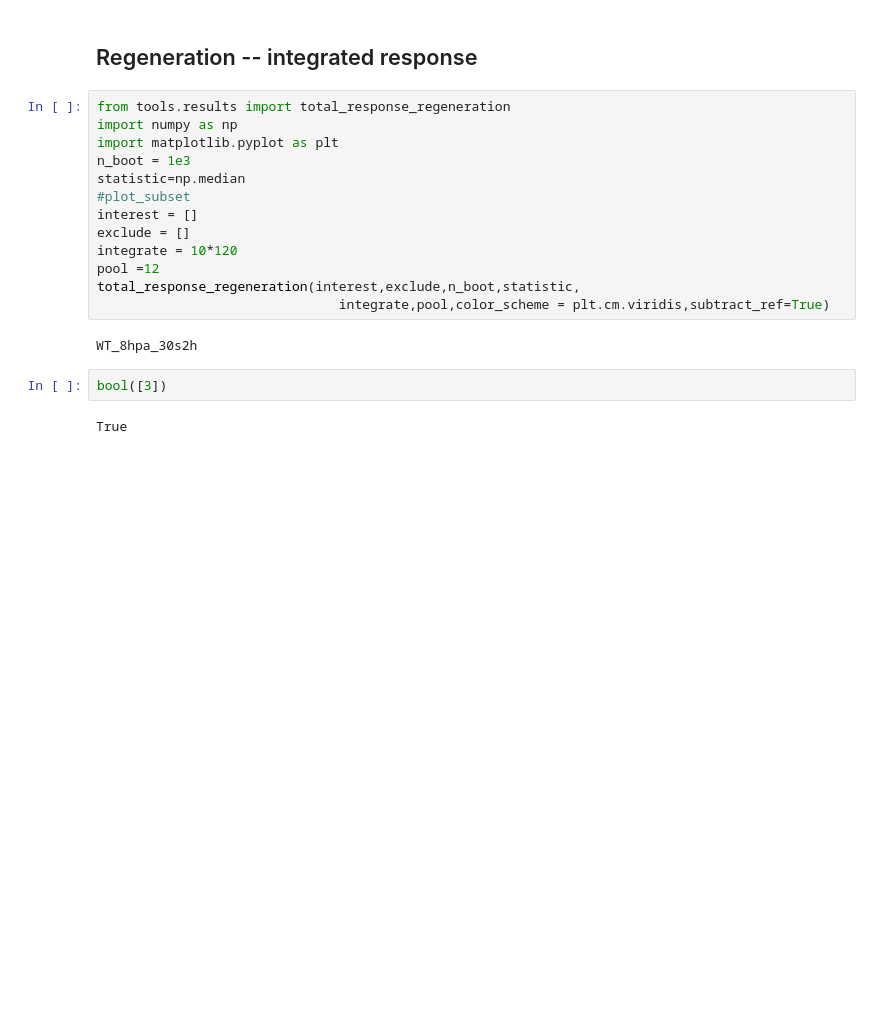
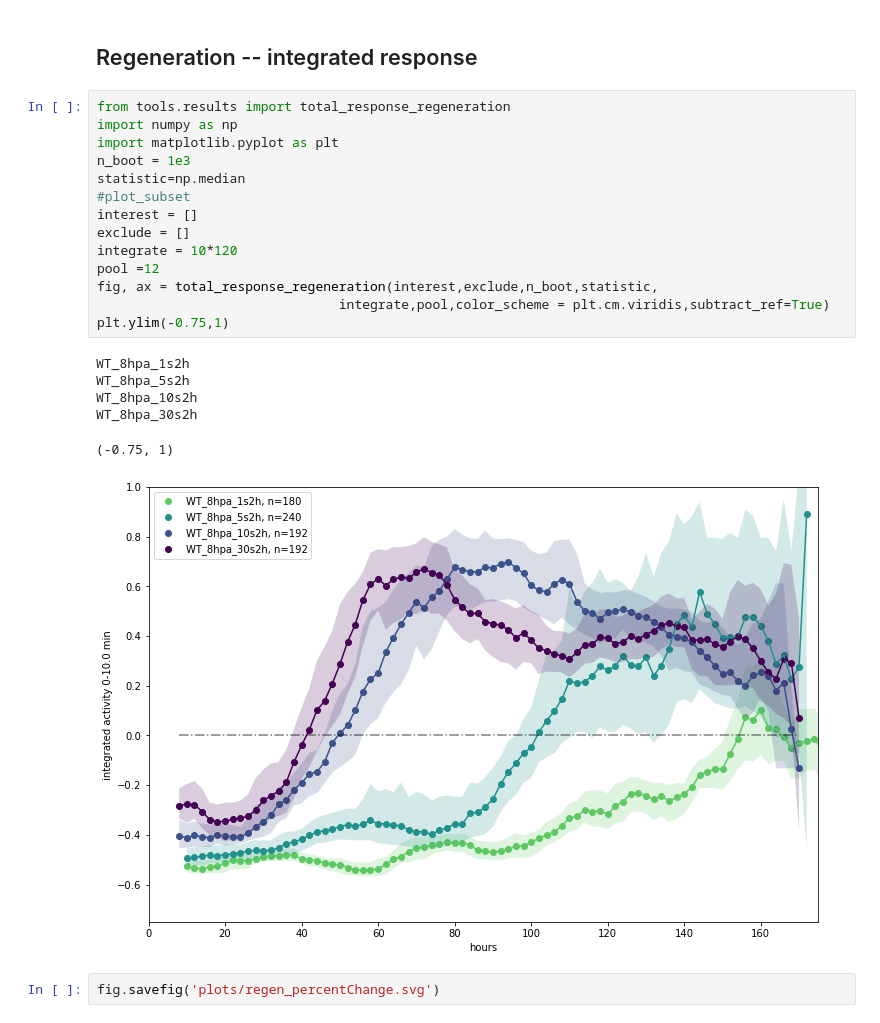
Before and after one commit to samuelbray32/behavior-lite, a Jupyter notebook: singlePulse.ipynb, the cells around one changed output. Saved outputs shown, nothing was run; the diff lists cells and outputs as text; blank space fills up the shorter version.

```diff
--- a/singlePulse.ipynb
+++ b/singlePulse.ipynb
@@ -46,19 +46,23 @@ fig,ax = rnai_response(interest,exclude,n_boot,statistic,regeneration=True)
 # %%
 from tools.results import total_response_regeneration
 import numpy as np
 import matplotlib.pyplot as plt
 n_boot = 1e3
 statistic=np.median
 #plot_subset
 interest = []
 exclude = []
 integrate = 10*120
 pool =12
-total_response_regeneration(interest,exclude,n_boot,statistic,
+fig, ax = total_response_regeneration(interest,exclude,n_boot,statistic,
                                integrate,pool,color_scheme = plt.cm.viridis,subtract_ref=True)
+plt.ylim(-0.75,1)
 # %% [output]
+WT_8hpa_1s2h
+WT_8hpa_5s2h
+WT_8hpa_10s2h
 WT_8hpa_30s2h
+(-0.75, 1)
+[figure, added]
-# %%
-bool([3])
-# %% [output]
-True
+# %%
+fig.savefig('plots/regen_percentChange.svg')
```
Also changed, not shown: parts of 1 cell of this notebook, 1 other file.
